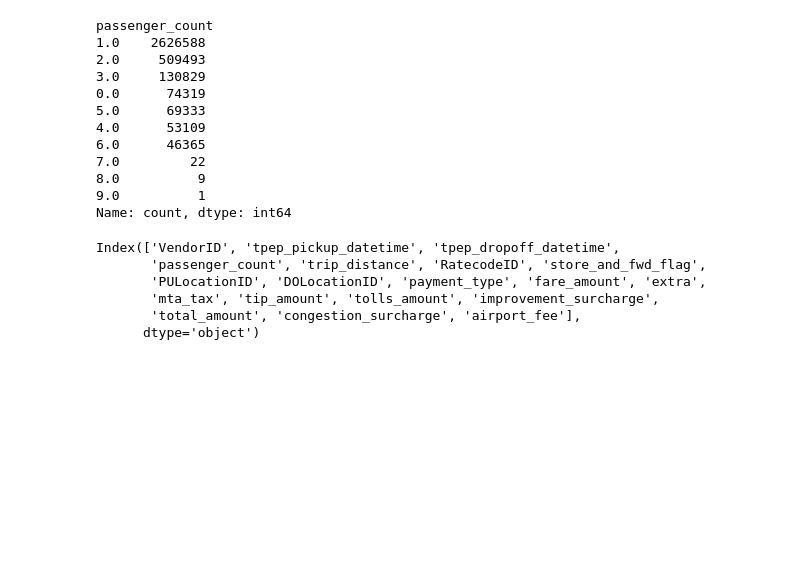
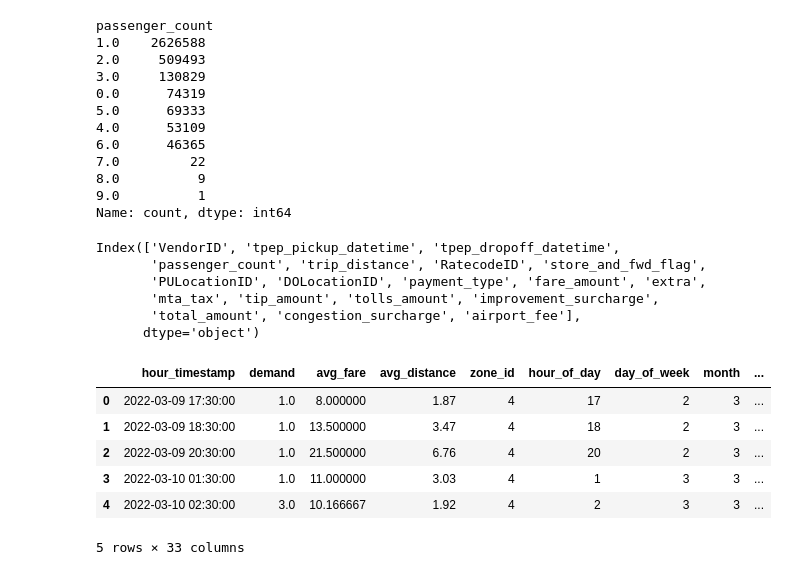
Before and after one commit to nickgeorgemathew/Large-Scale-Taxi-Demand-Forecasting-System, a Jupyter notebook: notebooks/data check.ipynb, the cells around one changed output. Saved outputs shown, nothing was run; the diff lists cells and outputs as text; code cells hidden in the pictures; blank space fills up the shorter version.

```diff
--- a/notebooks/data check.ipynb
+++ b/notebooks/data check.ipynb
@@ -131,3 +131,15 @@ Index(['VendorID', 'tpep_pickup_datetime', 'tpep_dropoff_datetime',
        'mta_tax', 'tip_amount', 'tolls_amount', 'improvement_surcharge',
        'total_amount', 'congestion_surcharge', 'airport_fee'],
       dtype='object')
+# %%
+d=pd.read_parquet("C:/Users/nikhi/Downloads/Large-Scale-Taxi-Demand-Forecasting-System/features_store/selected_features.parquet")
+# %%
+d.head(5)
+# %% [output]
+|  | hour_timestamp | demand | avg_fare | avg_distance | zone_id | hour_of_day | day_of_week | month | ... |
+| 0 | 2022-03-09 17:30:00 | 1.0 | 8.000000 | 1.87 | 4 | 17 | 2 | 3 | ... |
+| 1 | 2022-03-09 18:30:00 | 1.0 | 13.500000 | 3.47 | 4 | 18 | 2 | 3 | ... |
+| 2 | 2022-03-09 20:30:00 | 1.0 | 21.500000 | 6.76 | 4 | 20 | 2 | 3 | ... |
+| 3 | 2022-03-10 01:30:00 | 1.0 | 11.000000 | 3.03 | 4 | 1 | 3 | 3 | ... |
+| 4 | 2022-03-10 02:30:00 | 3.0 | 10.166667 | 1.92 | 4 | 2 | 3 | 3 | ... |
+5 rows × 33 columns
```
Also changed, not shown: 13 other files.
